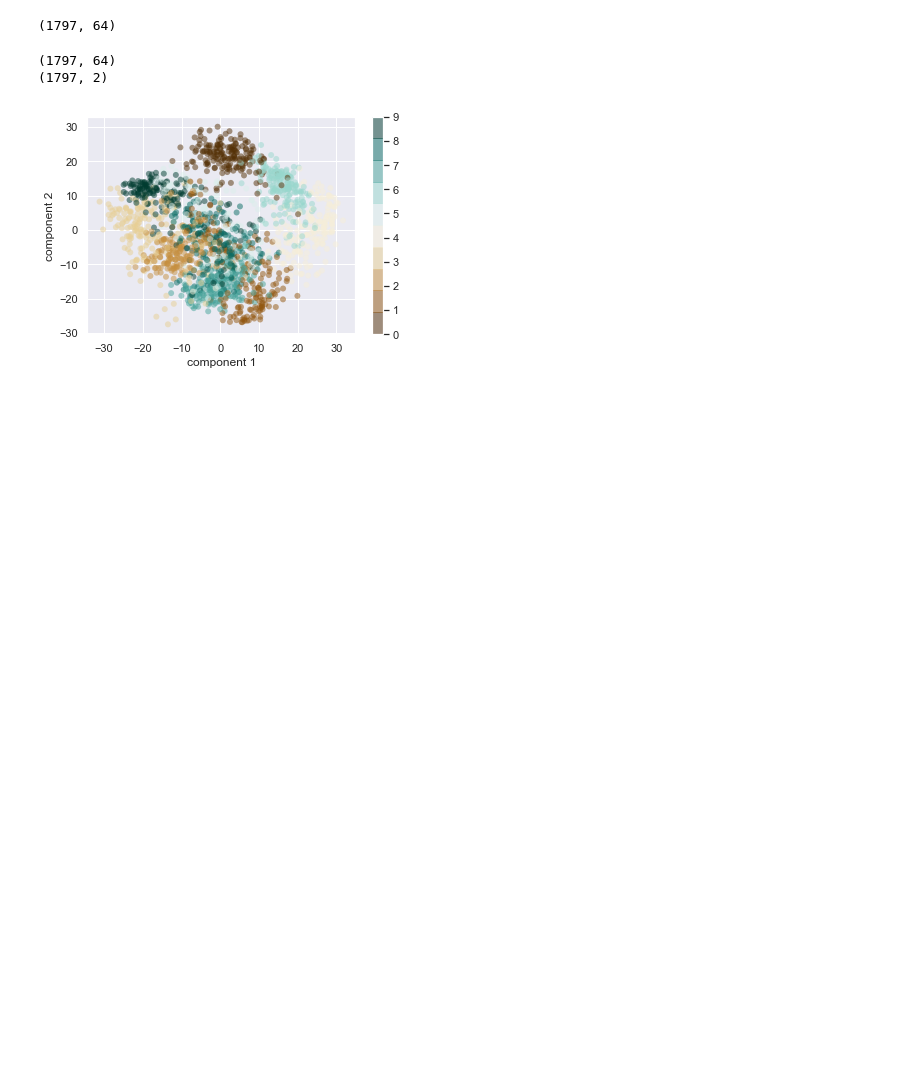
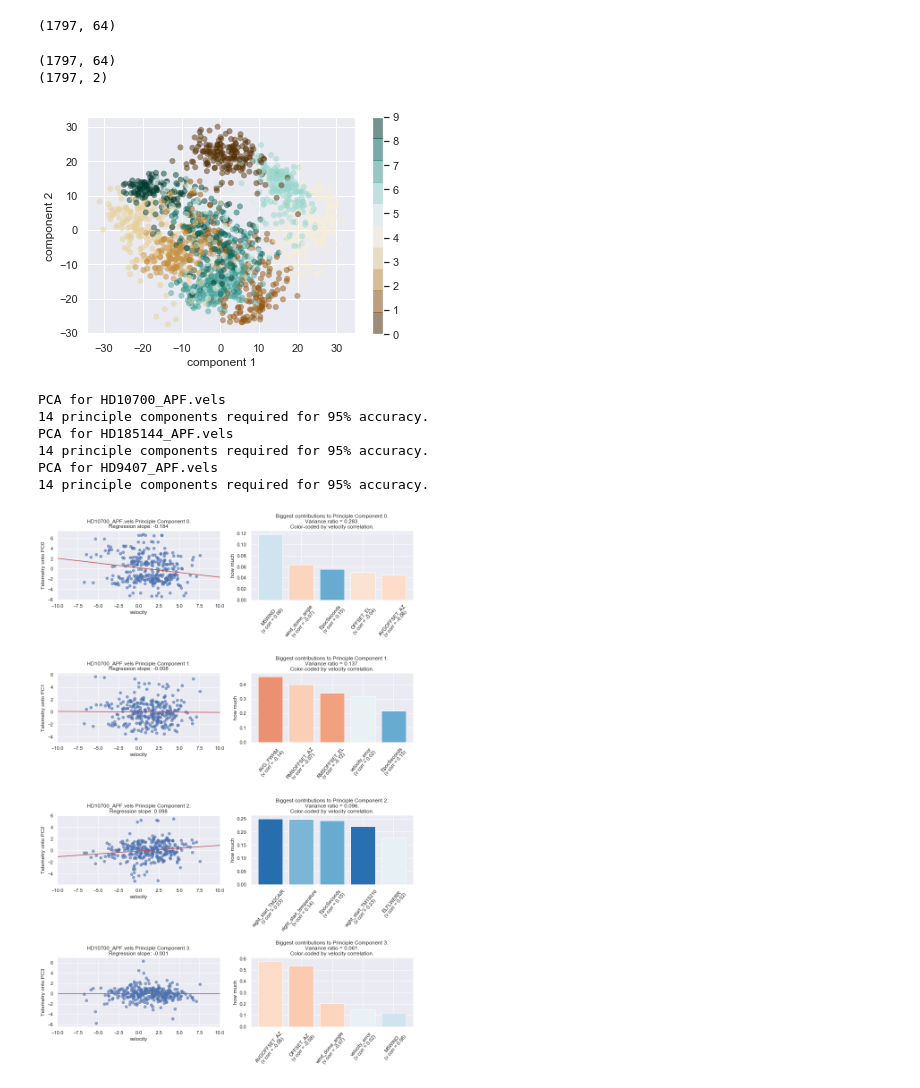
Before and after one commit to adeich/APF_telescope_behavior_study, a Jupyter notebook: 04 Principle Component Regression analysis.ipynb, the cells around one changed output. Cells and saved outputs as stored; diff of their text form; code cells hidden in the pictures; blank space fills up the shorter version.

```diff
--- a/04 Principle Component Regression analysis.ipynb
+++ b/04 Principle Component Regression analysis.ipynb
@@ -167,3 +156,24 @@ jvdp()
 (1797, 64)
 (1797, 2)
 [figure]
+# %%
+columns_APF_can_work_on = ['EpocSeconds','velocity_error',
+                'total_counts',
+                 'AZFLWERR', 'ELFLWERR',
+                 'AVG_FWHM','M5WIND', 'M5WINDAZ', 'TAVERAGE', 'TM1S210',
+                 'TM2CAIR', 'OFFSET_AZ', 'OFFSET_EL','RMSOFFSET_AZ', 'RMSOFFSET_EL',
+                 'AVGOFFSET_AZ', 'AVGOFFSET_EL', 'night_start_temperature',
+                 'night_start_TM1S210','night_start_TM2CAIR', 'delta_TAVERAGE', 'delta_TM1S210',
+       'delta_TM2CAIR', 'wind_dome_angle']
+
+do_PCR_make_plots(data, columns_APF_can_work_on, n_components=5, n_plots=4, starID='HD10700_APF.vels')
+do_PCR_make_plots(data, columns_APF_can_work_on, n_components=5, n_plots=4, starID='HD185144_APF.vels')
+do_PCR_make_plots(data, columns_APF_can_work_on, n_components=5, n_plots=4, starID='HD9407_APF.vels')
+# %% [output]
+PCA for HD10700_APF.vels
+14 principle components required for 95% accuracy.
+PCA for HD185144_APF.vels
+14 principle components required for 95% accuracy.
+PCA for HD9407_APF.vels
+14 principle components required for 95% accuracy.
+[figure, added]
```
Also changed, not shown: parts of 7 cells of this notebook.
